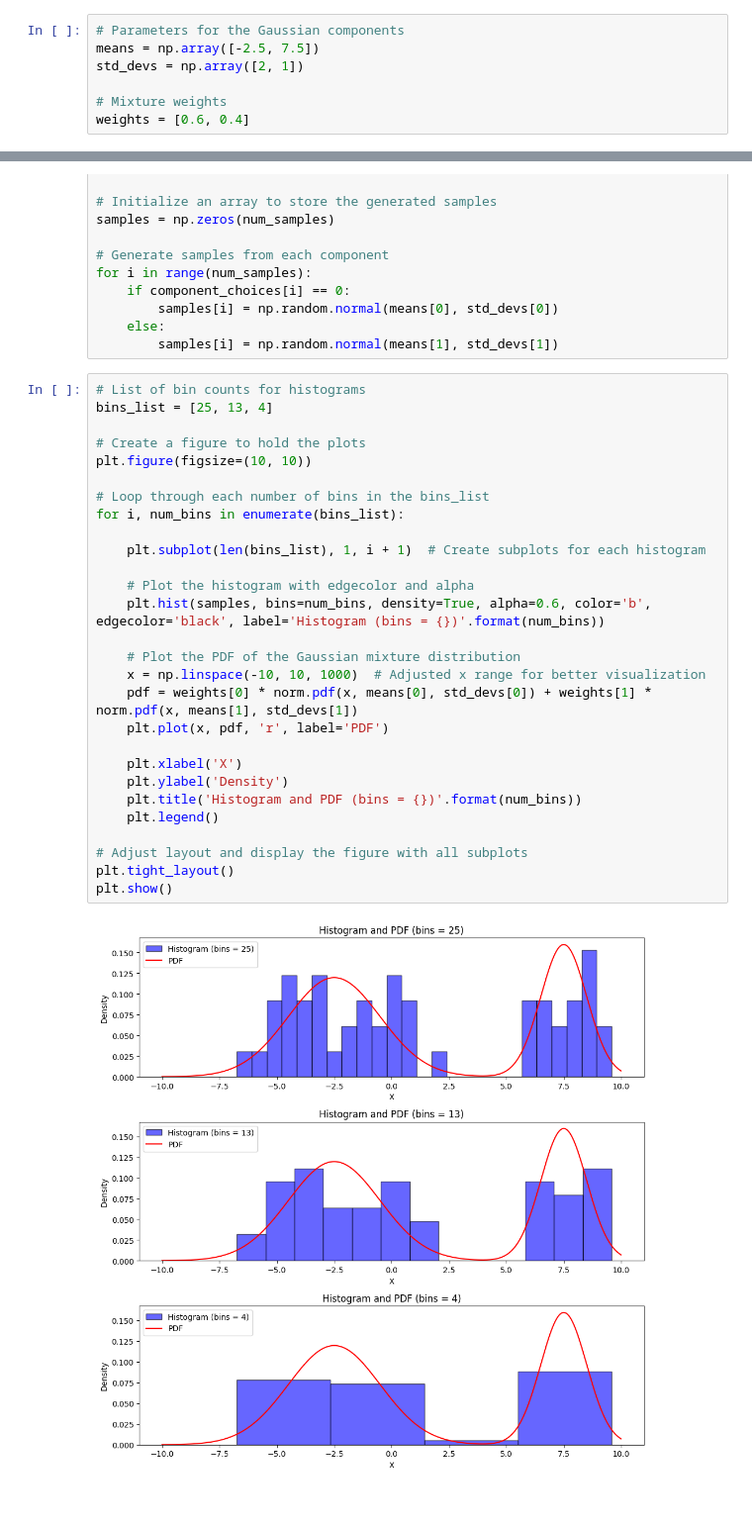
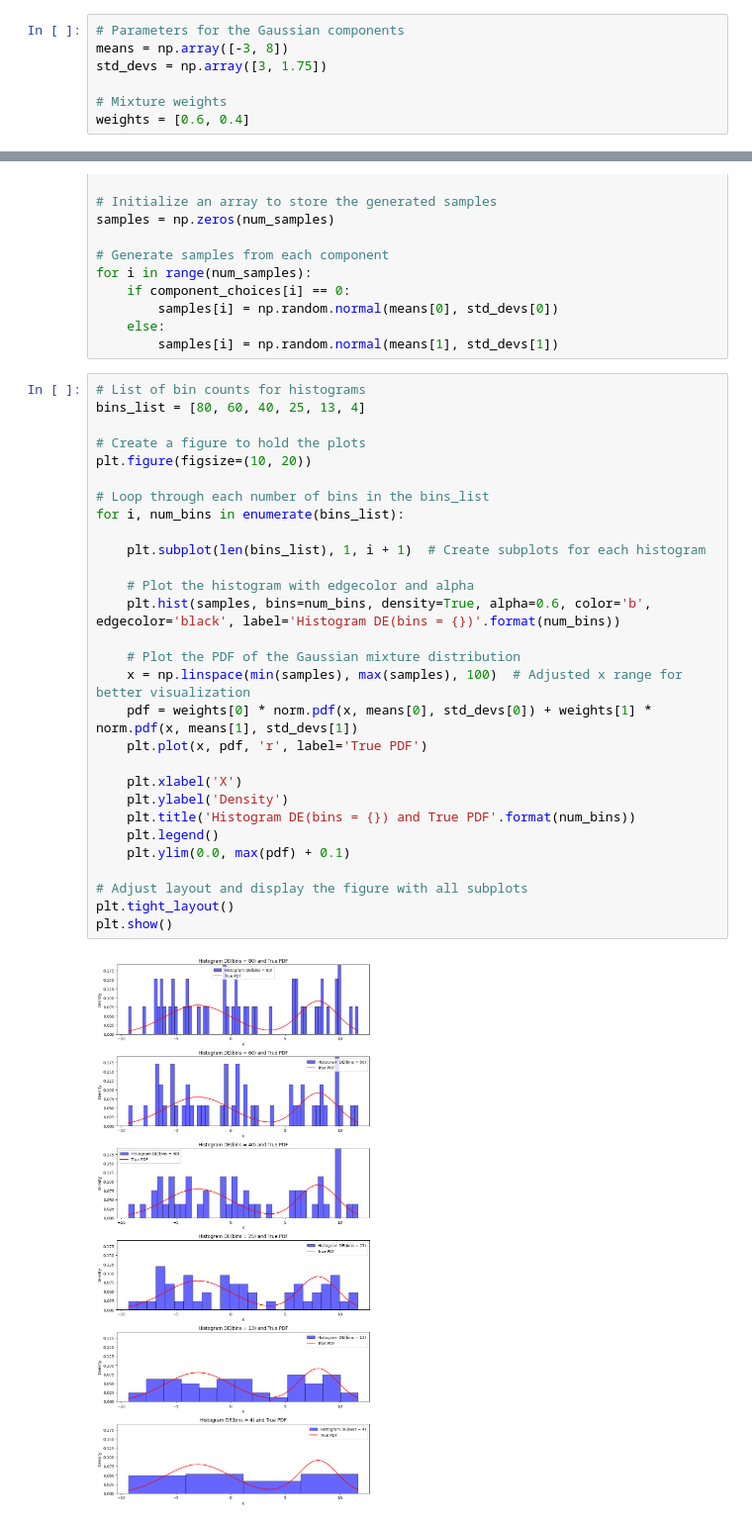
Before and after one commit to ShoShohh/PRML-with-Python, a Jupyter notebook: graph2-24.ipynb, the cells around one changed output, grey strips where cells are left out. Shown at 99% size. Cells and saved outputs as stored; diff of their text form.

Commit message:
add graph2-26 and modify some files

```diff
--- a/graph2-24.ipynb
+++ b/graph2-24.ipynb
@@ -4,8 +4,8 @@ import matplotlib.pyplot as plt  # Optional for visualization
 from scipy.stats import norm
 # %%
 # Parameters for the Gaussian components
-means = np.array([-2.5, 7.5])
-std_devs = np.array([2, 1])
+means = np.array([-3, 8])
+std_devs = np.array([3, 1.75])
 
 # Mixture weights
 weights = [0.6, 0.4]
@@ -30,31 +30,32 @@ for i in range(num_samples):
         samples[i] = np.random.normal(means[1], std_devs[1])
 # %%
 # List of bin counts for histograms
-bins_list = [25, 13, 4]
+bins_list = [80, 60, 40, 25, 13, 4]
 
 # Create a figure to hold the plots
-plt.figure(figsize=(10, 10))
+plt.figure(figsize=(10, 20))
 
 # Loop through each number of bins in the bins_list
 for i, num_bins in enumerate(bins_list):
 
     plt.subplot(len(bins_list), 1, i + 1)  # Create subplots for each histogram
 
     # Plot the histogram with edgecolor and alpha
-    plt.hist(samples, bins=num_bins, density=True, alpha=0.6, color='b', edgecolor='black', label='Histogram (bins = {})'.format(num_bins))
+    plt.hist(samples, bins=num_bins, density=True, alpha=0.6, color='b', edgecolor='black', label='Histogram DE(bins = {})'.format(num_bins))
 
     # Plot the PDF of the Gaussian mixture distribution
-    x = np.linspace(-10, 10, 1000)  # Adjusted x range for better visualization
+    x = np.linspace(min(samples), max(samples), 100)  # Adjusted x range for better visualization
     pdf = weights[0] * norm.pdf(x, means[0], std_devs[0]) + weights[1] * norm.pdf(x, means[1], std_devs[1])
-    plt.plot(x, pdf, 'r', label='PDF')
+    plt.plot(x, pdf, 'r', label='True PDF')
 
     plt.xlabel('X')
     plt.ylabel('Density')
-    plt.title('Histogram and PDF (bins = {})'.format(num_bins))
+    plt.title('Histogram DE(bins = {}) and True PDF'.format(num_bins))
     plt.legend()
+    plt.ylim(0.0, max(pdf) + 0.1)
 
 # Adjust layout and display the figure with all subplots
 plt.tight_layout()
 plt.show()
 # %% [output]
-[figure, old version]
+[figure, new version]
```
Also changed, not shown: 3 other files.
